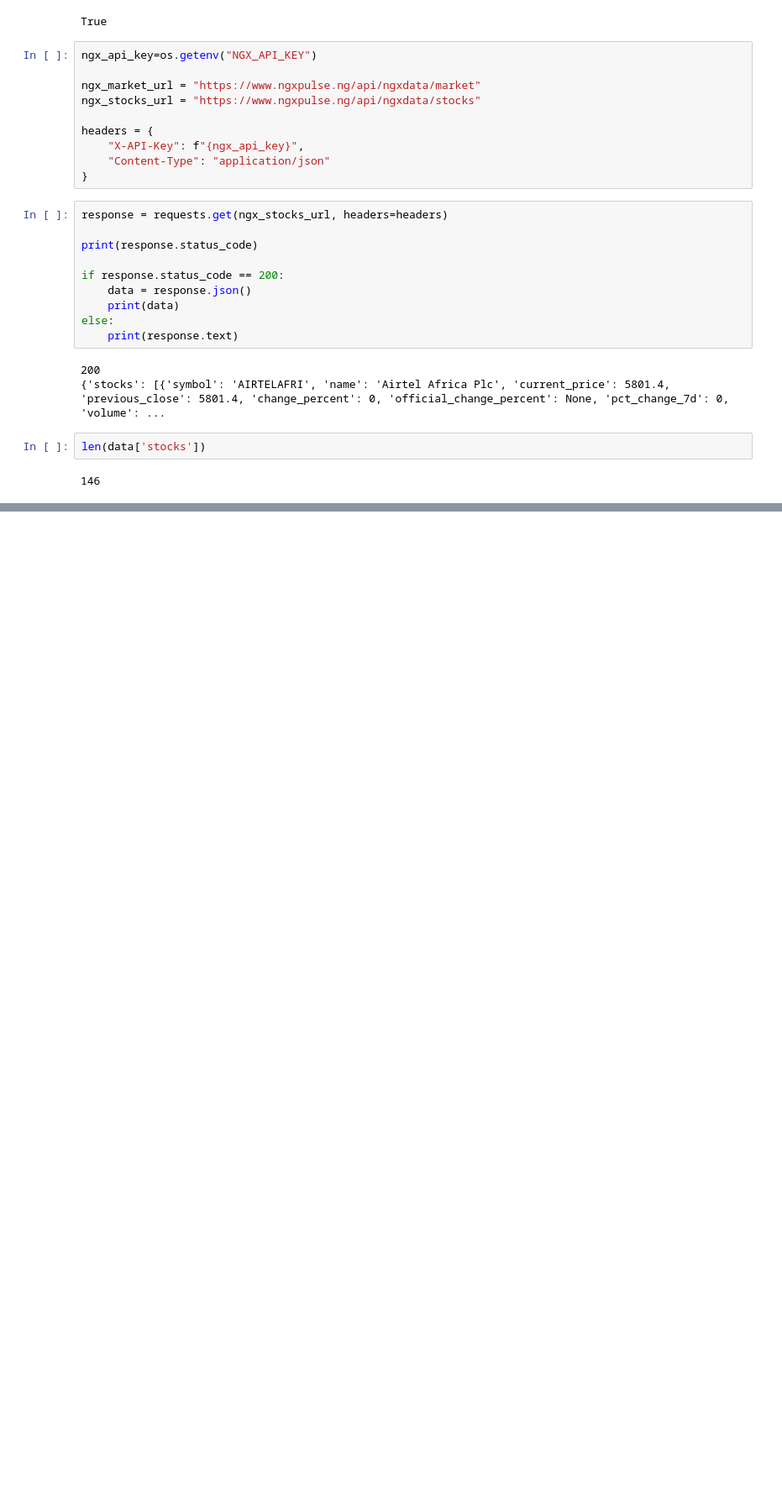
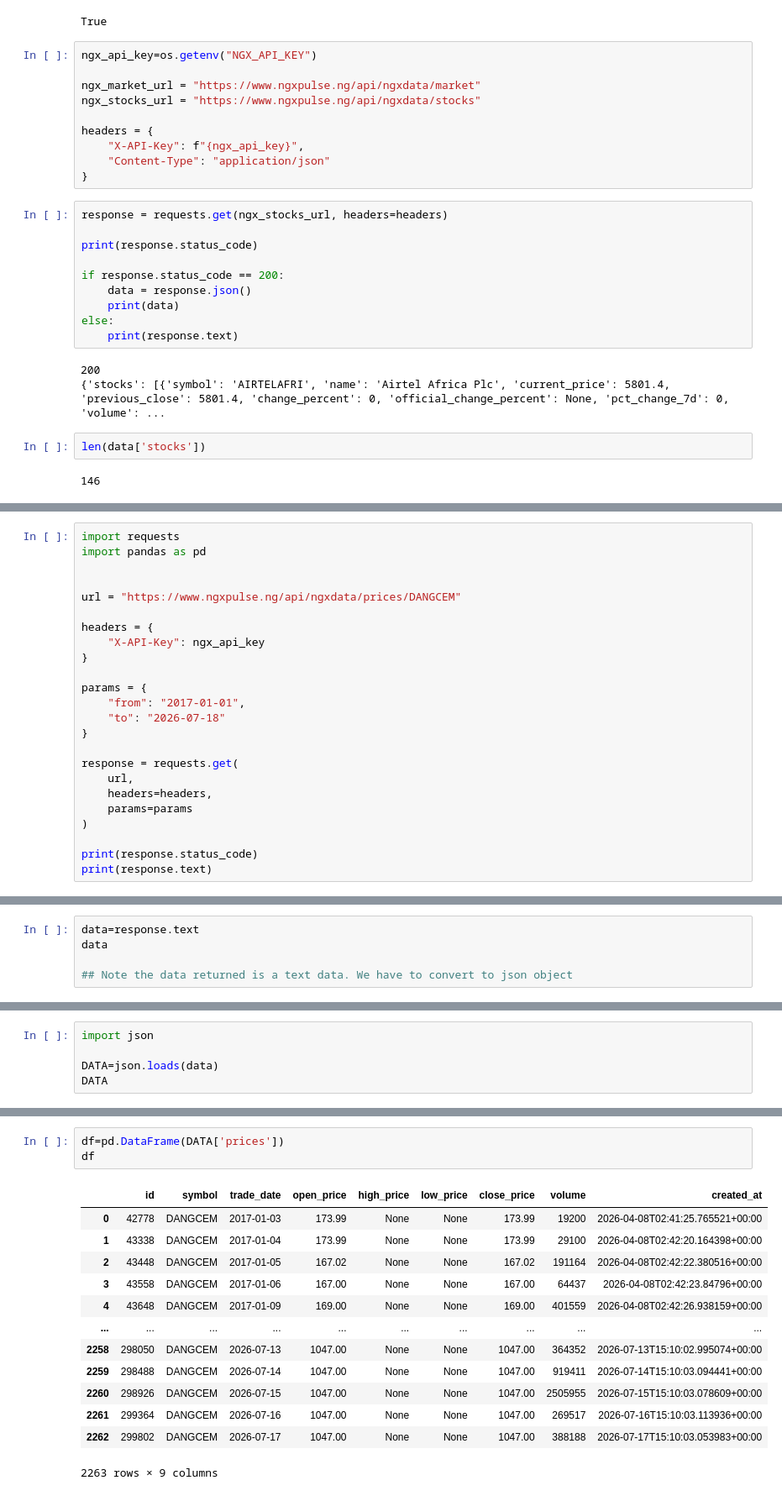
Before and after one commit to Udeani4/SectorLevel_StockPerformance_Predictoion, a Jupyter notebook: ngx_practice.ipynb, the cells around one changed output, grey strips where cells are left out. Shown at 84% size. Cells and saved outputs as stored; diff of their text form; blank space fills up the shorter version.

Commit message:
stock data retriever sorted

```diff
--- a/ngx_practice.ipynb
+++ b/ngx_practice.ipynb
@@ -37,0 +99,24 @@ len(data['stocks'])
+# %%
+import requests
+import pandas as pd
+
+
+url = "https://www.ngxpulse.ng/api/ngxdata/prices/DANGCEM"
+
+headers = {
+    "X-API-Key": ngx_api_key
+}
+
+params = {
+    "from": "2017-01-01",
+    "to": "2026-07-18"
+}
+
+response = requests.get(
+    url,
+    headers=headers,
+    params=params
+)
+
+print(response.status_code)
+print(response.text)
@@ -37,0 +126,5 @@ len(data['stocks'])
+# %%
+data=response.text
+data
+
+## Note the data returned is a text data. We have to convert to json object
@@ -37,0 +133,5 @@ len(data['stocks'])
+# %%
+import json
+
+DATA=json.loads(data)
+DATA
@@ -37,0 +156,17 @@ len(data['stocks'])
+# %%
+df=pd.DataFrame(DATA['prices'])
+df
+# %% [output]
+|  | id | symbol | trade_date | open_price | high_price | low_price | close_price | volume | created_at |
+| 0 | 42778 | DANGCEM | 2017-01-03 | 173.99 | None | None | 173.99 | 19200 | 2026-04-08T02:41:25.765521+00:00 |
+| 1 | 43338 | DANGCEM | 2017-01-04 | 173.99 | None | None | 173.99 | 29100 | 2026-04-08T02:42:20.164398+00:00 |
+| 2 | 43448 | DANGCEM | 2017-01-05 | 167.02 | None | None | 167.02 | 191164 | 2026-04-08T02:42:22.380516+00:00 |
+| 3 | 43558 | DANGCEM | 2017-01-06 | 167.00 | None | None | 167.00 | 64437 | 2026-04-08T02:42:23.84796+00:00 |
+| 4 | 43648 | DANGCEM | 2017-01-09 | 169.00 | None | None | 169.00 | 401559 | 2026-04-08T02:42:26.938159+00:00 |
+| ... | ... | ... | ... | ... | ... | ... | ... | ... | ... |
+| 2258 | 298050 | DANGCEM | 2026-07-13 | 1047.00 | None | None | 1047.00 | 364352 | 2026-07-13T15:10:02.995074+00:00 |
+| 2259 | 298488 | DANGCEM | 2026-07-14 | 1047.00 | None | None | 1047.00 | 919411 | 2026-07-14T15:10:03.094441+00:00 |
+| 2260 | 298926 | DANGCEM | 2026-07-15 | 1047.00 | None | None | 1047.00 | 2505955 | 2026-07-15T15:10:03.078609+00:00 |
+| 2261 | 299364 | DANGCEM | 2026-07-16 | 1047.00 | None | None | 1047.00 | 269517 | 2026-07-16T15:10:03.113936+00:00 |
+| 2262 | 299802 | DANGCEM | 2026-07-17 | 1047.00 | None | None | 1047.00 | 388188 | 2026-07-17T15:10:03.053983+00:00 |
+2263 rows × 9 columns
```
Also changed, not shown: parts of 18 cells of this notebook, 2 other files.
